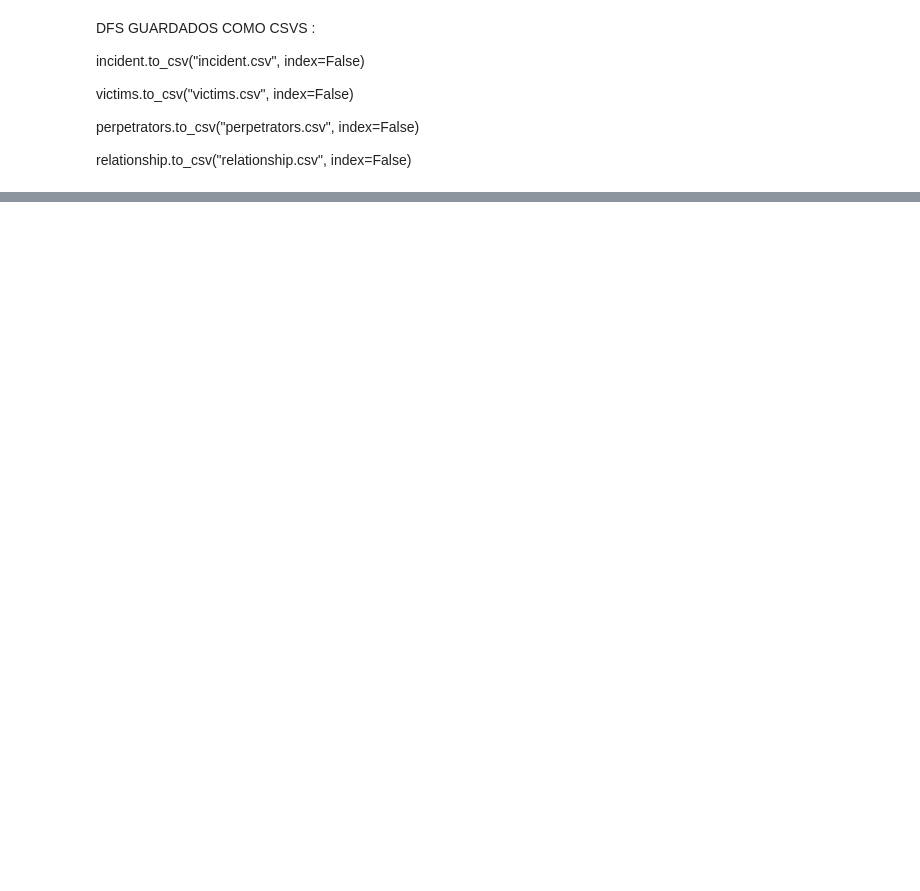
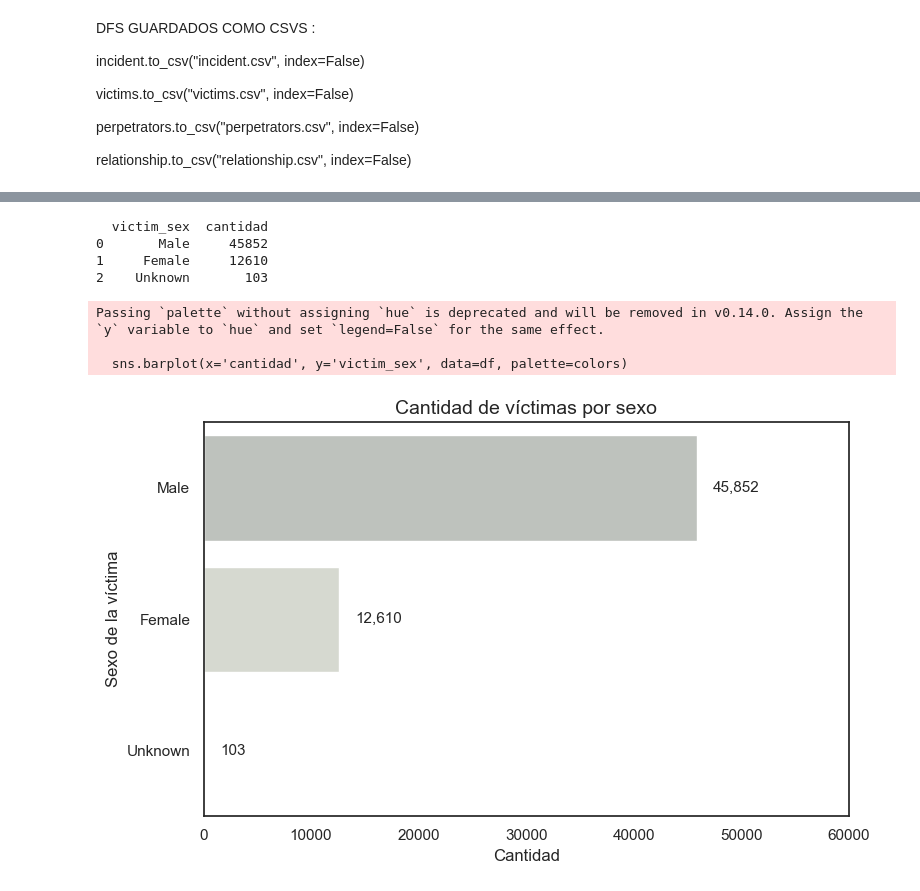
Before and after one commit to luciaruizfraile/deadly_patterns, a Jupyter notebook: deadly_patterns.ipynb, the cells around one changed output, grey strips where cells are left out. Cells and saved outputs as stored; diff of their text form; code cells hidden in the pictures; blank space fills up the shorter version.

```diff
--- a/deadly_patterns.ipynb
+++ b/deadly_patterns.ipynb
@@ -163,0 +400,54 @@ relationship.to_csv("relationship.csv", index=False)
+# %%
+try:
+    if engine:
+        query = """
+        SELECT
+          victim_sex,
+          COUNT(victim_sex) AS cantidad
+        FROM victims
+        GROUP BY victim_sex;
+        """
+
+        victimas_dif_sex = pd.read_sql(query, engine)
+        print(victimas_dif_sex.head())
+
+except Exception as error:
+    print(f"Error: {error}")
+# %% [output]
+  victim_sex  cantidad
+0       Male     45852
+1     Female     12610
+2    Unknown       103
+# %%
+data = {
+    "victim_sex": ["Male", "Female", "Unknown"],
+    "cantidad": [45852, 12610, 103]
+}
+df = pd.DataFrame(data)
+
+# Colores
+colors = ['#bec3bc', '#d7dacf', '#e6e8e3']
+
+plt.figure(figsize=(8,5))
+
+# Gráfico de barras horizontal
+sns.barplot(x='cantidad', y='victim_sex', data=df, palette=colors)
+
+plt.xlabel('Cantidad')
+plt.ylabel('Sexo de la víctima')
+plt.title('Cantidad de víctimas por sexo', fontsize=14)
+
+# Ajustar el límite del eje X para dar más espacio
+plt.xlim(0, 60000)
+
+# Etiquetas con separación adecuada
+for index, value in enumerate(df['cantidad']):
+    plt.text(value + 1500, index, f'{value:,}', va='center', fontsize=11)
+
+plt.tight_layout()
+plt.show()
+# %% [output]
+Passing `palette` without assigning `hue` is deprecated and will be removed in v0.14.0. Assign the `y` variable to `hue` and set `legend=False` for the same effect.
+
+  sns.barplot(x='cantidad', y='victim_sex', data=df, palette=colors)
+[figure, added]
```
Also changed, not shown: parts of 40 cells of this notebook.
